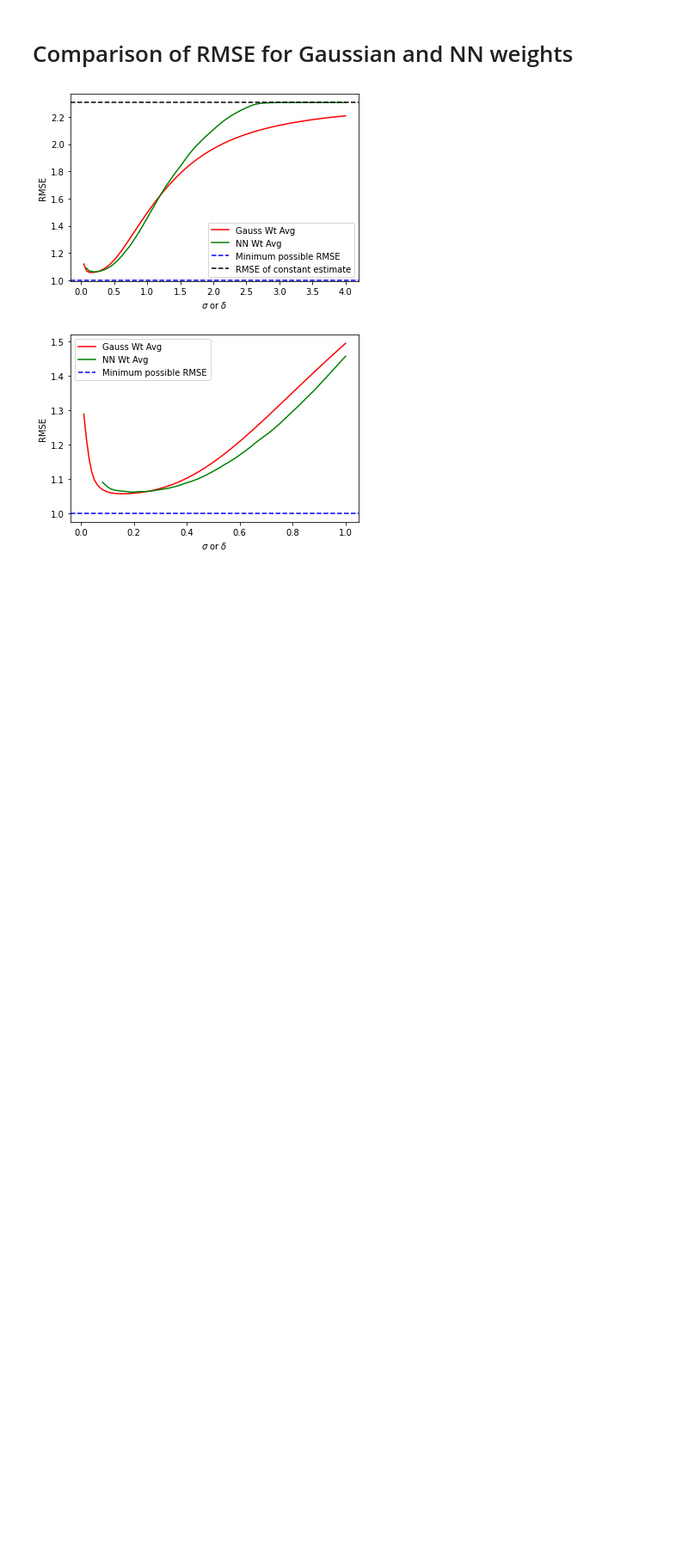
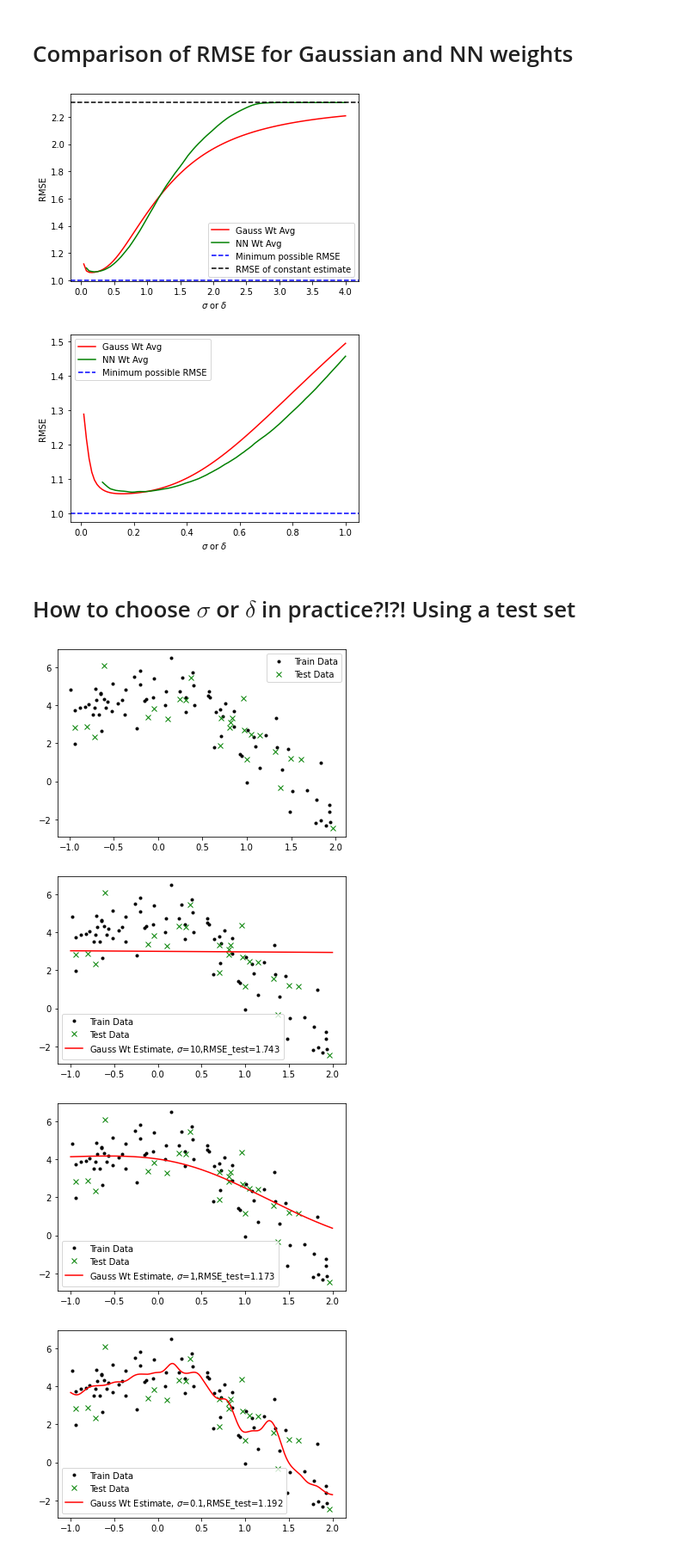
Before and after one commit to mcnica89/DATA6100, a Jupyter notebook: Weighted_Average_Estimates.ipynb, the cells around one changed output. Shown at 86% size. Drawn from its saved outputs; the diff is of its cells as text; code cells hidden in the pictures; blank space fills up the shorter version.

Commit message:
Added test set stuff. Created using Colaboratory

```diff
--- a/Weighted_Average_Estimates.ipynb
+++ b/Weighted_Average_Estimates.ipynb
@@ -172,3 +172,37 @@ plot_RMSE_vs_Val(0.0001,4)
 plot_RMSE_vs_Val(0.00001,1,show_const=False)
 # %% [output]
 [figure]
+# %% [markdown]
+# How to choose $\sigma$ or $\delta$ in practice?!?! Using a test set
+# %%
+from sklearn.model_selection import train_test_split
+
+X_train, X_test, Y_train, Y_test = train_test_split(X, Y, test_size=0.25, random_state=1)
+
+plt.plot(X_train,Y_train,'k.',label='Train Data')
+plt.plot(X_test,Y_test,'gx',label='Test Data')
+
+
+# Plot the true mean
+x_axis = np.linspace(x_min,x_max,1000)
+#plt.plot(x_axis,secret_mean_func(x_axis),'b-',label = 'True Mean')
+plt.legend()
+plt.show()
+
+
+my_sigma_list = [10,1,0.1,0.05,0.01]
+for i,my_sigma in enumerate(my_sigma_list):
+  plt.plot(X_train,Y_train,'k.',label='Train Data')
+  plt.plot(X_test,Y_test,'gx',label='Test Data')
+  #plt.plot(x_axis,secret_mean_func(x_axis),'b-',label = 'True Mean')
+  x_axis_estimates = wt_avg_est(x=x_axis,wt_func=partial(gauss_wt,sigma=my_sigma),dataX=X_train,dataY=Y_train)
+  X_test_estimates = wt_avg_est(x=X_test,wt_func=partial(gauss_wt,sigma=my_sigma),dataX=X_train,dataY=Y_train)
+  RMSE_test =  np.sqrt(np.mean( (X_test_estimates - Y_test)**2 ))  #np.sqrt( np.mean( secret_sd_func(x_axis)**2 + (secret_mean_func(x_axis) - estimates)**2 ))
+  plt.plot(x_axis,x_axis_estimates,'r-',label=f'Gauss Wt Estimate, $\sigma$={my_sigma},RMSE_test={RMSE_test:.3f}')
+  plt.legend()
+  plt.show()
+# %% [output]
+[figure, added]
+[figure, added]
+[figure, added]
+[figure, added]
```
Also changed, not shown: parts of 6 cells of this notebook.
